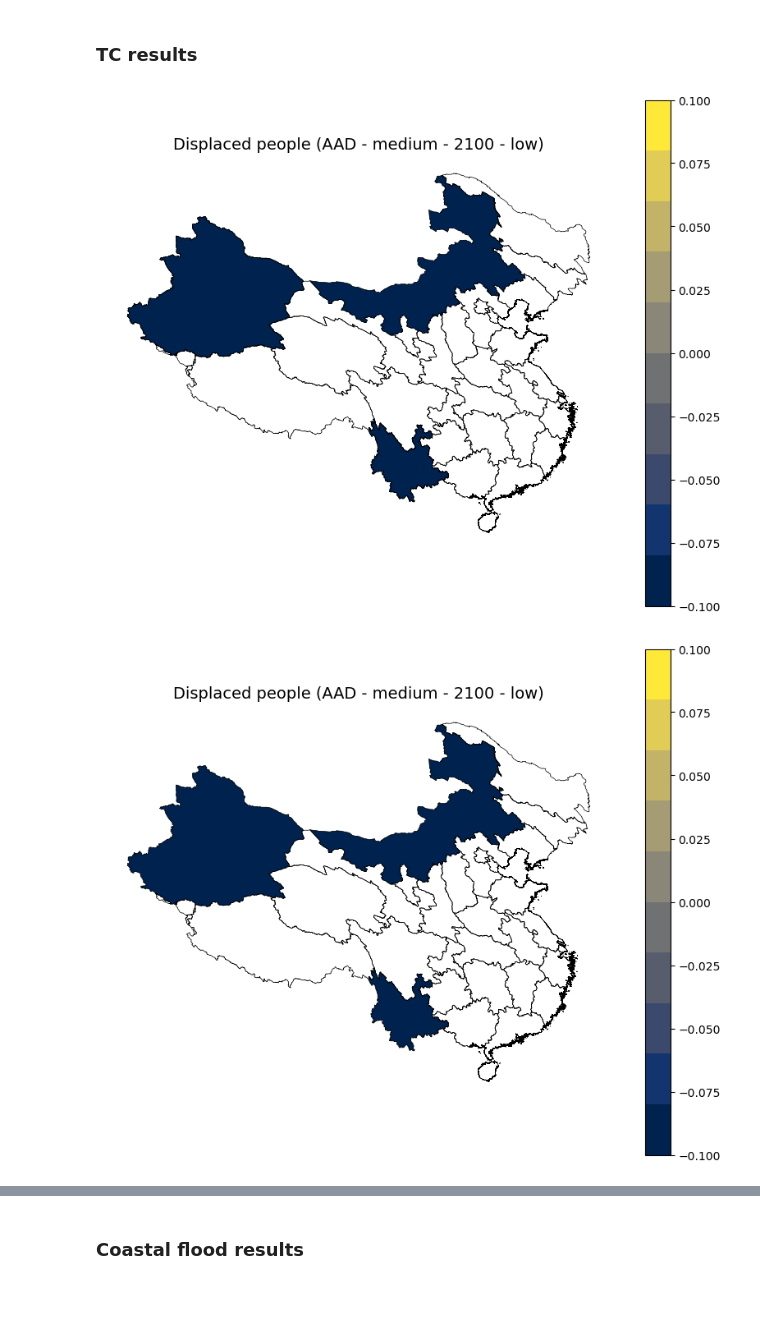
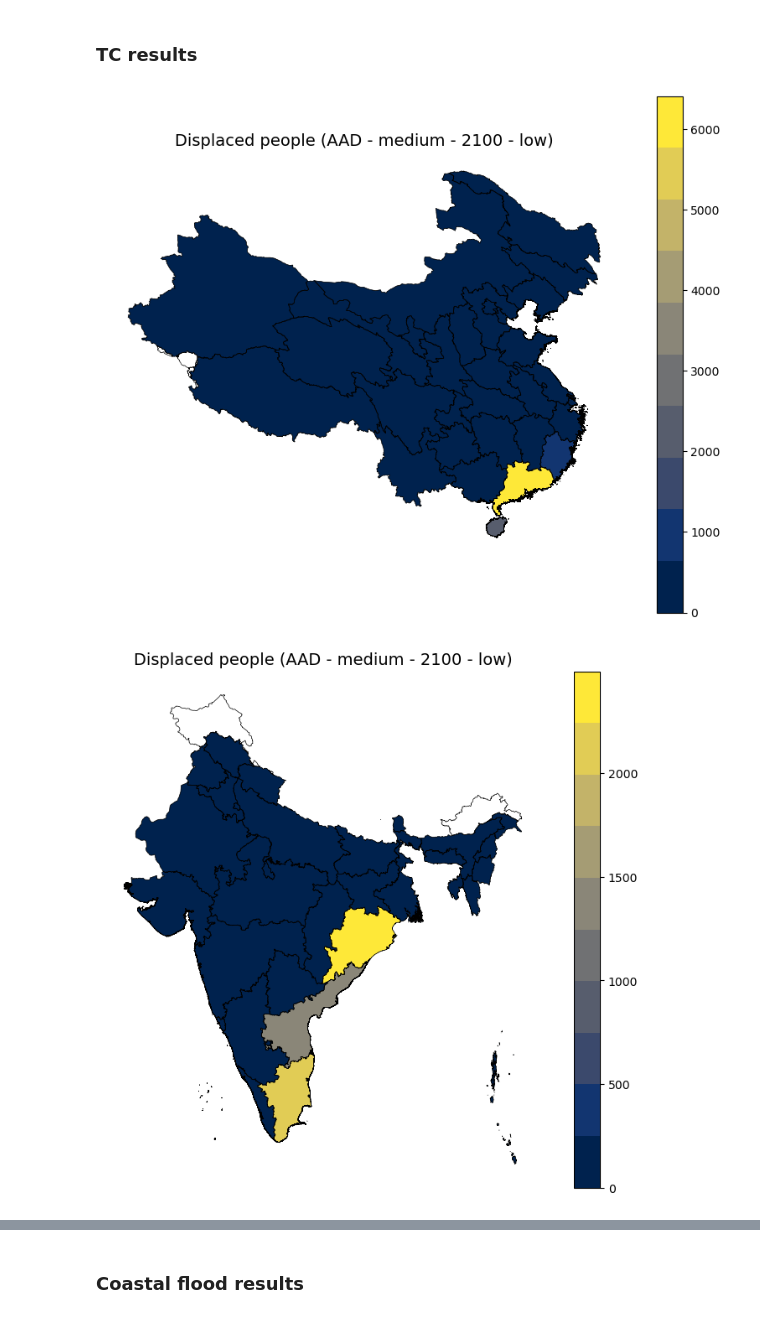
Before and after one commit to Evelyn-M/global-displacement-risk, a Jupyter notebook: doc/results_visualization_admin0_admin1-cntry.ipynb, the cells around one changed output, grey strips where cells are left out. Cells and saved outputs as stored; diff of their text form; code cells hidden in the pictures.

Commit message:
TC results admin0 admin1

```diff
--- a/doc/results_visualization_admin0_admin1-cntry.ipynb
+++ b/doc/results_visualization_admin0_admin1-cntry.ipynb
@@ -86,13 +493,12 @@ def plot_admin1_values(csv_file, country, scenario, year, thresh, metric):
 # %% [markdown]
 ### TC results
 # %%
-# Example usage (old):
-plot_admin1_values(f'{results_path}displacement_risk_tc_global_admin1.csv', 'CHN', 'medium', '2100', 'low', 'AAD')
+# Example usage (new):
+plot_admin1_values(f'{results_path}/displacement_risk_tc_global_admin1_check.csv', 'CHN', 'medium', '2100', 'low', 'AAD')
 # %% [output]
-[figure, old version]
+[figure, new version]
 # %%
-# Example usage (new):
-plot_admin1_values(f'{results_path}/displacement_risk_tc_global_admin1_consolidated.csv', 'CHN', 'medium', '2100', 'low', 'AAD')
+plot_admin1_values(f'{results_path}/displacement_risk_tc_global_admin1_check.csv', 'IND', 'medium', '2100', 'low', 'AAD')
 # %% [output]
-[figure, old version]
+[figure, new version]
 # %%
```
Also changed, not shown: parts of 43 cells of this notebook, 1 other file.
